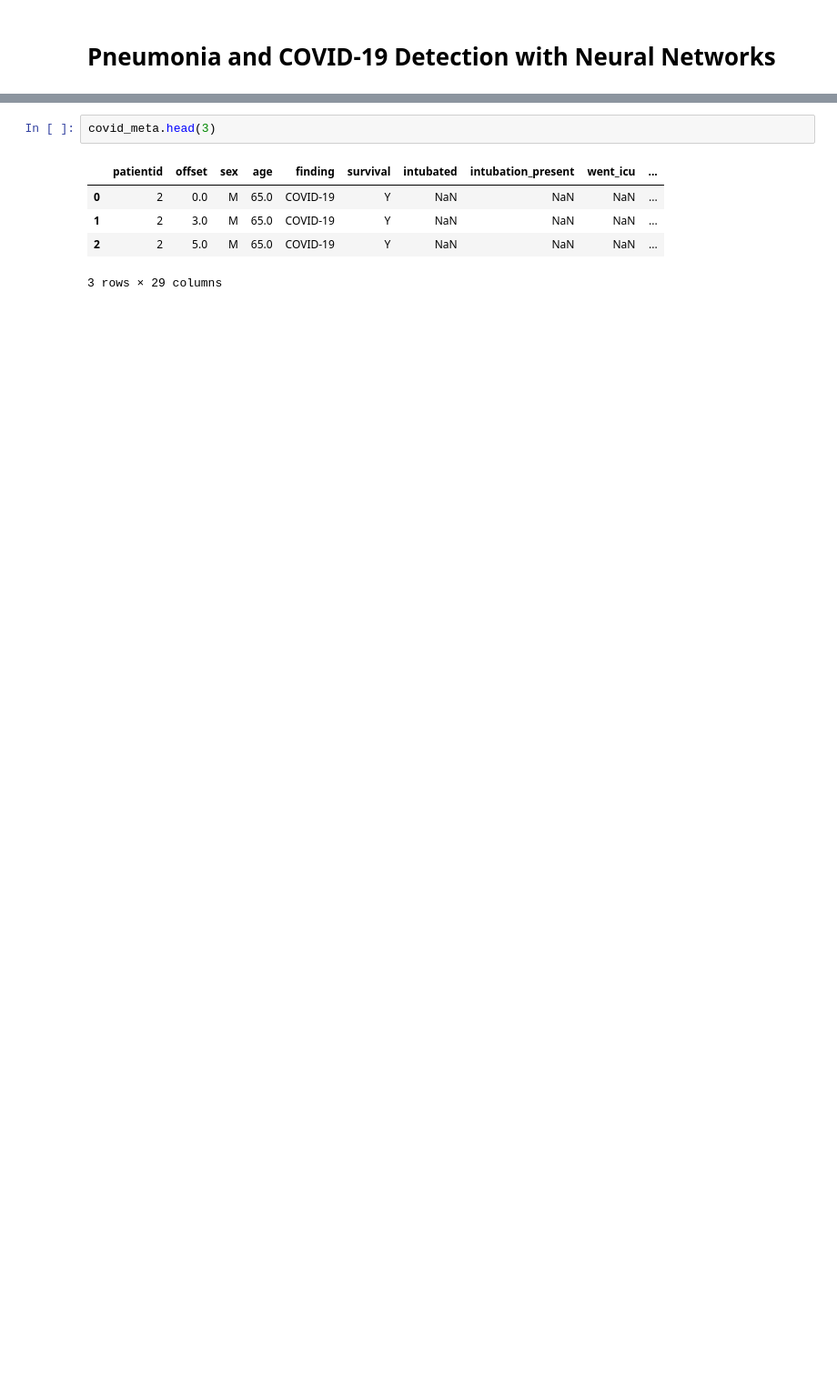
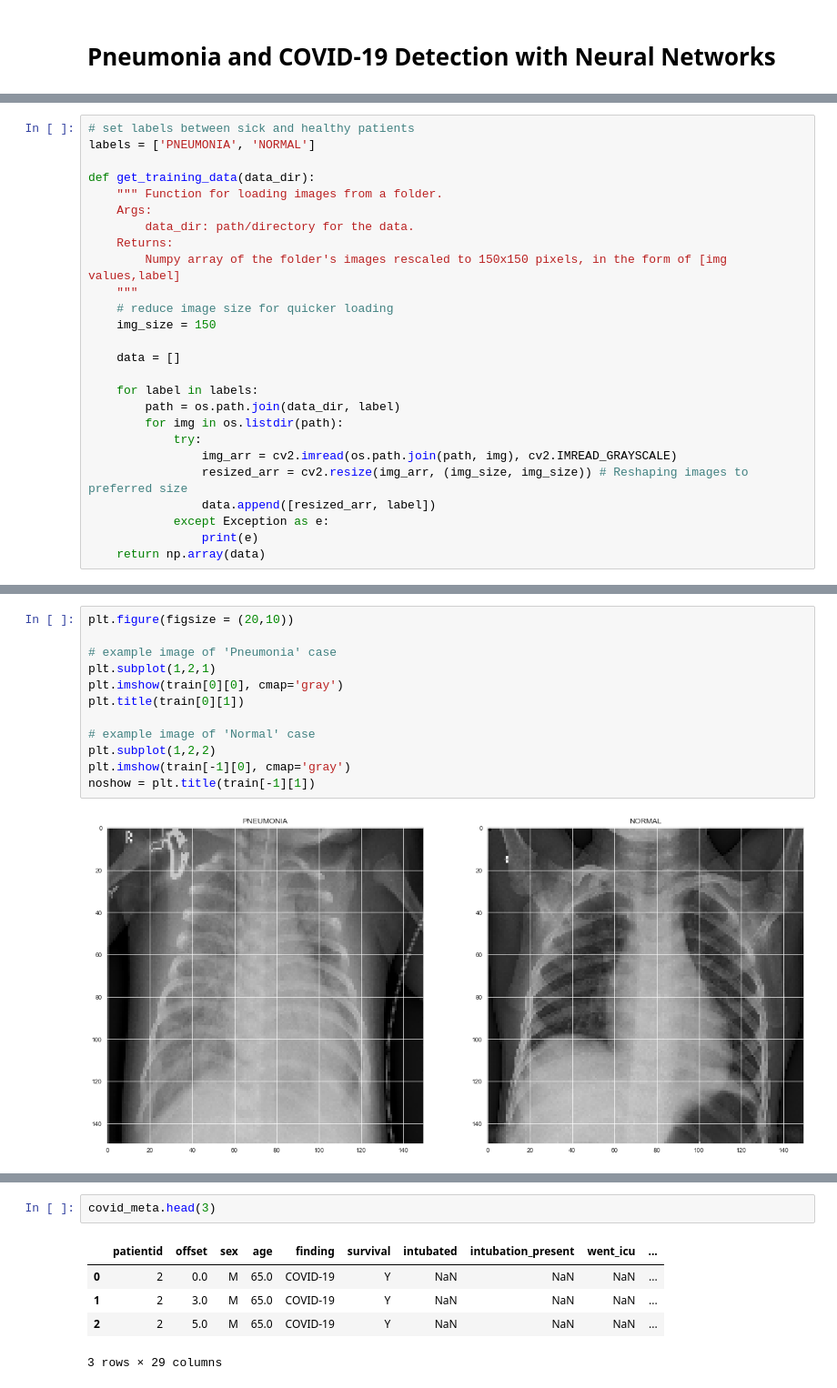
Before and after one commit to EM-293/project, a Jupyter notebook: Group1.ipynb, the cells around one changed output, grey strips where cells are left out. Shown at 91% size. Cells and saved outputs as stored; diff of their text form; blank space fills up the shorter version.

```diff
--- a/Group1.ipynb
+++ b/Group1.ipynb
@@ -48,0 +74,26 @@ covid_dataset = "COVID19_Data"
+# %%
+# set labels between sick and healthy patients
+labels = ['PNEUMONIA', 'NORMAL']
+
+def get_training_data(data_dir):
+    """ Function for loading images from a folder.
+    Args:
+        data_dir: path/directory for the data.
+    Returns:
+        Numpy array of the folder's images rescaled to 150x150 pixels, in the form of [img values,label]
+    """
+    # reduce image size for quicker loading
+    img_size = 150
+
+    data = []
+
+    for label in labels:
+        path = os.path.join(data_dir, label)
+        for img in os.listdir(path):
+            try:
+                img_arr = cv2.imread(os.path.join(path, img), cv2.IMREAD_GRAYSCALE)
+                resized_arr = cv2.resize(img_arr, (img_size, img_size)) # Reshaping images to preferred size
+                data.append([resized_arr, label])
+            except Exception as e:
+                print(e)
+    return np.array(data)
@@ -48,0 +173,14 @@ covid_dataset = "COVID19_Data"
+# %%
+plt.figure(figsize = (20,10))
+
+# example image of 'Pneumonia' case
+plt.subplot(1,2,1)
+plt.imshow(train[0][0], cmap='gray')
+plt.title(train[0][1])
+
+# example image of 'Normal' case
+plt.subplot(1,2,2)
+plt.imshow(train[-1][0], cmap='gray')
+noshow = plt.title(train[-1][1])
+# %% [output]
+[figure, added]
```
Also changed, not shown: parts of 25 cells of this notebook.
